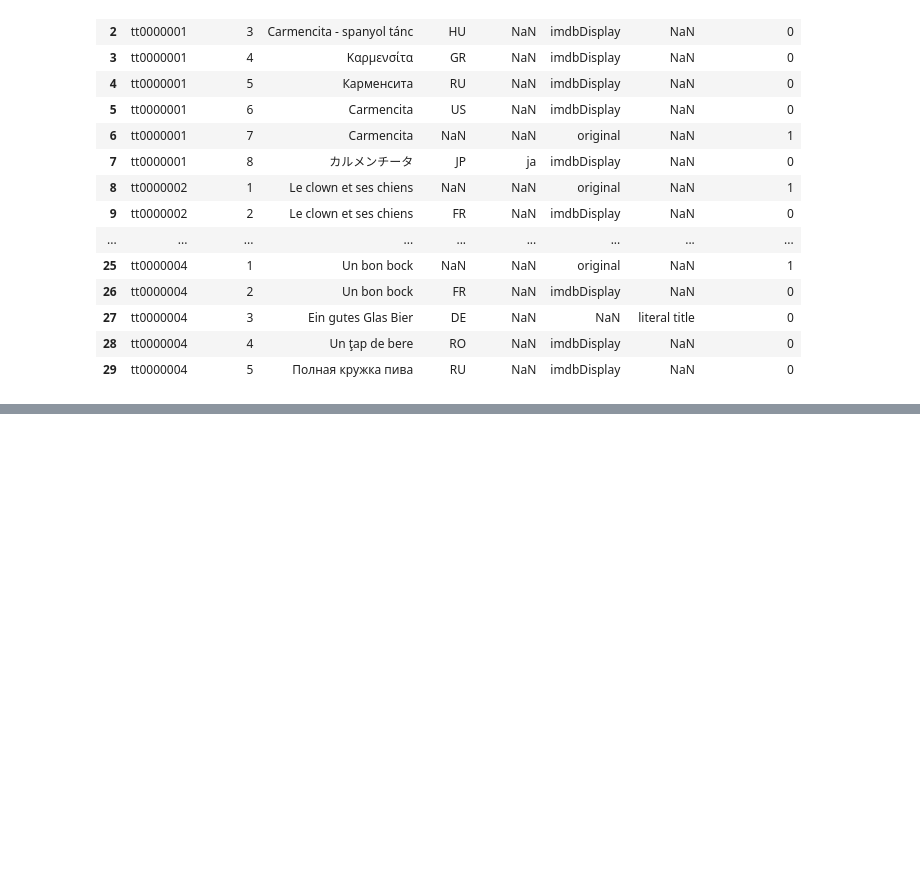
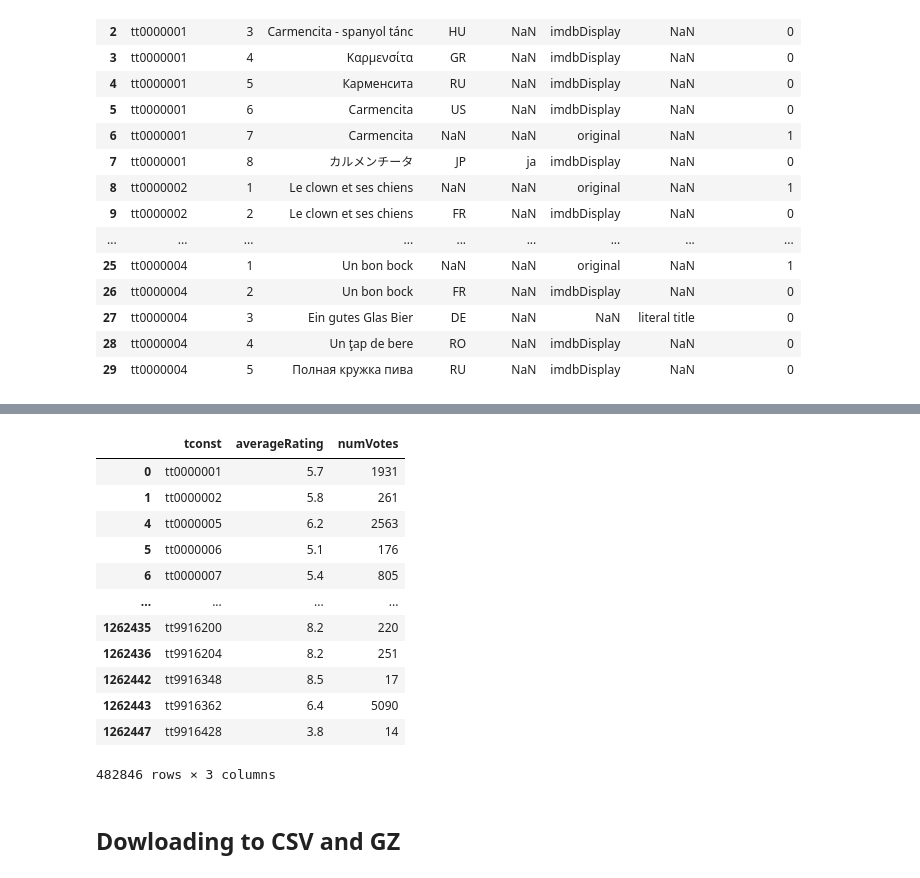
Before and after one commit to lsmith01t/Cinema-Analysis, a Jupyter notebook: Cinema_analysis.ipynb, the cells around one changed output, grey strips where cells are left out. Cells and saved outputs as stored; diff of their text form; code cells hidden in the pictures; blank space fills up the shorter version.

Commit message:
created final files
Filtered all requirements and saved gzipped files.

```diff
--- a/Cinema_analysis.ipynb
+++ b/Cinema_analysis.ipynb
@@ -151,0 +227,23 @@ memory usage: 96.2+ MB
+# %%
+#create a list of all tconst that are present in akas_w.
+keepers_r = ratings_w['tconst'].isin(akas_w['titleId'])
+keepers_r
+#filter ratings_w to only include tconst present in akas_w.
+ratings_w = ratings_w[keepers_r]
+ratings_w
+# %% [output]
+|  | tconst | averageRating | numVotes |
+| 0 | tt0000001 | 5.7 | 1931 |
+| 1 | tt0000002 | 5.8 | 261 |
+| 4 | tt0000005 | 6.2 | 2563 |
+| 5 | tt0000006 | 5.1 | 176 |
+| 6 | tt0000007 | 5.4 | 805 |
+| ... | ... | ... | ... |
+| 1262435 | tt9916200 | 8.2 | 220 |
+| 1262436 | tt9916204 | 8.2 | 251 |
+| 1262442 | tt9916348 | 8.5 | 17 |
+| 1262443 | tt9916362 | 6.4 | 5090 |
+| 1262447 | tt9916428 | 3.8 | 14 |
+482846 rows × 3 columns
+# %% [markdown]
+## Dowloading to CSV and GZ
```
Also changed, not shown: parts of 14 cells of this notebook, 7 other files.
